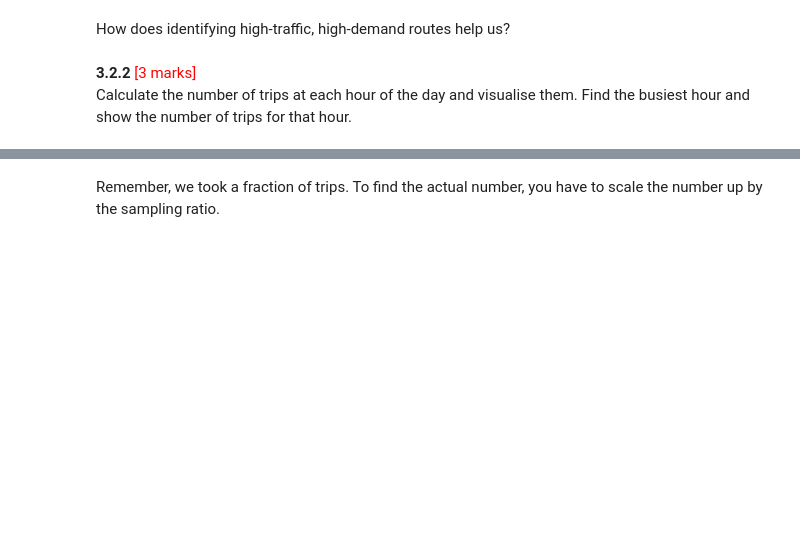
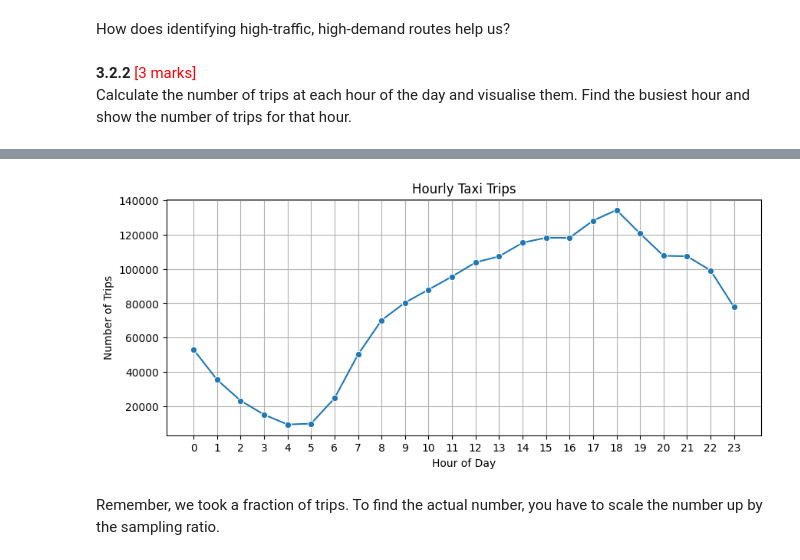
Before and after one commit to ChetanTiwari195/NewYorkTaxiEDA_DS_CT, a Jupyter notebook: EDA_Optimising_NYC_Taxis_ChetanTiwari.ipynb, the cells around one changed output, grey strips where cells are left out. Drawn from its saved outputs; the diff is of its cells as text; code cells hidden in the pictures; blank space fills up the shorter version.

```diff
--- a/EDA_Optimising_NYC_Taxis_ChetanTiwari.ipynb
+++ b/EDA_Optimising_NYC_Taxis_ChetanTiwari.ipynb
@@ -1442,3 +1425,5 @@ Identify slow routes by calculating the average time taken by cabs to get from o
 Speed on a route *X* for hour *Y* = (*distance of the route X / average trip duration for hour Y*)
 # %%
 # Find routes which have the slowest speeds at different times of the day
+
+df_no_zero['speed'] = df_no_zero['trip_distance'] / (df_no_zero['trip_duration'] / 60)
@@ -1449,3 +1449,6 @@ How does identifying high-traffic, high-demand routes help us?
 Calculate the number of trips at each hour of the day and visualise them. Find the busiest hour and show the number of trips for that hour.
 # %%
 # Visualise the number of trips per hour and find the busiest hour
+
+hourly_trips = df_no_zero.groupby('pickup_hour').size().sort_values()
+hourly_trips
@@ -1452,3 +1473,14 @@ Calculate the number of trips at each hour of the day and visualise them. Find t
+# %%
+plt.figure(figsize=(10,4))
+sea.lineplot(x=hourly_trips.index, y=hourly_trips.values, marker='o')
+plt.xlabel('Hour of Day')
+plt.ylabel('Number of Trips')
+plt.title('Hourly Taxi Trips')
+plt.xticks(range(24))
+plt.grid()
+plt.show()
+# %% [output]
+[figure, added]
 # %% [markdown]
 Remember, we took a fraction of trips. To find the actual number, you have to scale the number up by the sampling ratio.
 # %% [markdown]
```
Also changed, not shown: parts of 48 cells of this notebook, 1 other file.
